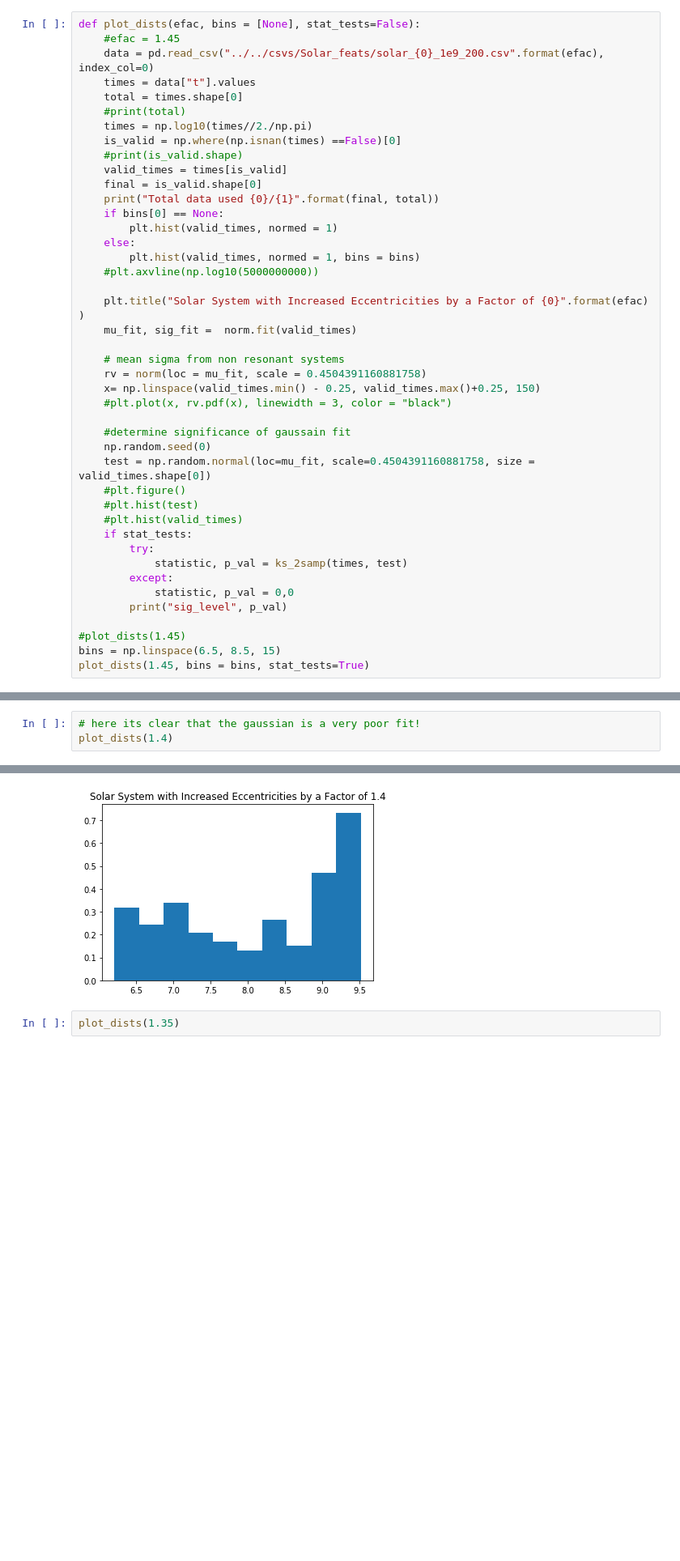
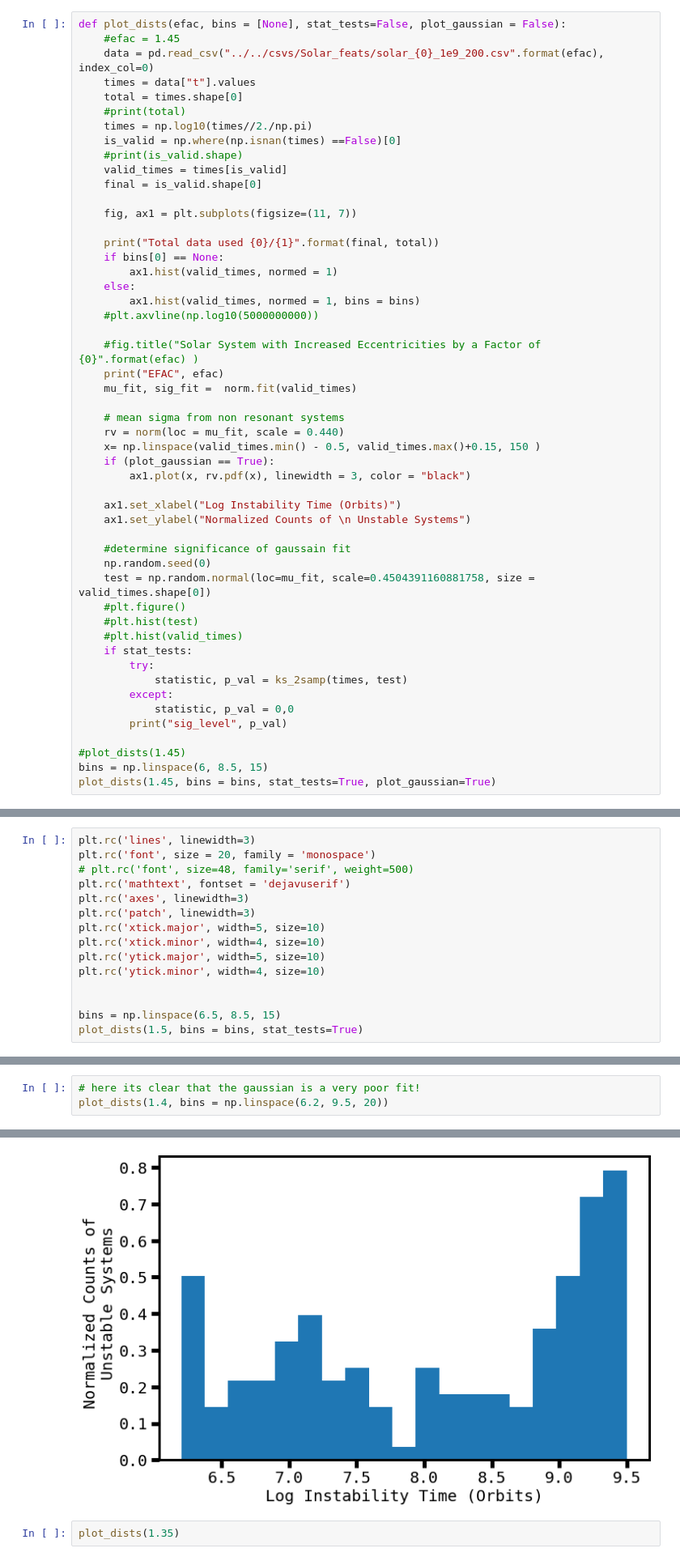
Before and after one commit to Naireen/MLstability, a Jupyter notebook: Analysis/Solar/NonExistentPeaks.ipynb, the cells around one changed output, grey strips where cells are left out. Shown at 81% size. Drawn from its saved outputs; the diff is of its cells as text; blank space fills up the shorter version.

```diff
--- a/Analysis/Solar/NonExistentPeaks.ipynb
+++ b/Analysis/Solar/NonExistentPeaks.ipynb
@@ -11,7 +11,7 @@ from scipy.stats import anderson_ksamp, ks_2samp, shapiro
 from scipy.optimize import curve_fit
 %matplotlib inline
 # %%
-def plot_dists(efac, bins = [None], stat_tests=False):
+def plot_dists(efac, bins = [None], stat_tests=False, plot_gaussian = False):
     #efac = 1.45
     data = pd.read_csv("../../csvs/Solar_feats/solar_{0}_1e9_200.csv".format(efac), index_col=0)
     times = data["t"].values
@@ -22,20 +22,28 @@ def plot_dists(efac, bins = [None], stat_tests=False):
     #print(is_valid.shape)
     valid_times = times[is_valid]
     final = is_valid.shape[0]
+
+    fig, ax1 = plt.subplots(figsize=(11, 7))
+
     print("Total data used {0}/{1}".format(final, total))
     if bins[0] == None:
-        plt.hist(valid_times, normed = 1)
+        ax1.hist(valid_times, normed = 1)
     else:
-        plt.hist(valid_times, normed = 1, bins = bins)
+        ax1.hist(valid_times, normed = 1, bins = bins)
     #plt.axvline(np.log10(5000000000))
 
-    plt.title("Solar System with Increased Eccentricities by a Factor of {0}".format(efac) )
+    #fig.title("Solar System with Increased Eccentricities by a Factor of {0}".format(efac) )
+    print("EFAC", efac)
     mu_fit, sig_fit =  norm.fit(valid_times)
 
     # mean sigma from non resonant systems
-    rv = norm(loc = mu_fit, scale = 0.4504391160881758)
-    x= np.linspace(valid_times.min() - 0.25, valid_times.max()+0.25, 150)
-    #plt.plot(x, rv.pdf(x), linewidth = 3, color = "black")
+    rv = norm(loc = mu_fit, scale = 0.440)
+    x= np.linspace(valid_times.min() - 0.5, valid_times.max()+0.15, 150 )
+    if (plot_gaussian == True):
+        ax1.plot(x, rv.pdf(x), linewidth = 3, color = "black")
+
+    ax1.set_xlabel("Log Instability Time (Orbits)")
+    ax1.set_ylabel("Normalized Counts of \n Unstable Systems")
 
     #determine significance of gaussain fit
     np.random.seed(0)
@@ -51,7 +59,7 @@ def plot_dists(efac, bins = [None], stat_tests=False):
         print("sig_level", p_val)
 
 #plot_dists(1.45)
-bins = np.linspace(6.5, 8.5, 15)
-plot_dists(1.45, bins = bins, stat_tests=True)
+bins = np.linspace(6, 8.5, 15)
+plot_dists(1.45, bins = bins, stat_tests=True, plot_gaussian=True)
 # %% [output]
 Total data used 200/200
@@ -66,0 +70,15 @@ sig_level 0.9131580197576364
+# %%
+plt.rc('lines', linewidth=3)
+plt.rc('font', size = 20, family = 'monospace')
+# plt.rc('font', size=48, family='serif', weight=500)
+plt.rc('mathtext', fontset = 'dejavuserif')
+plt.rc('axes', linewidth=3)
+plt.rc('patch', linewidth=3)
+plt.rc('xtick.major', width=5, size=10)
+plt.rc('xtick.minor', width=4, size=10)
+plt.rc('ytick.major', width=5, size=10)
+plt.rc('ytick.minor', width=4, size=10)
+
+
+bins = np.linspace(6.5, 8.5, 15)
+plot_dists(1.5, bins = bins, stat_tests=True)
@@ -67,5 +91,5 @@ sig_level 0.9131580197576364
 # %%
 # here its clear that the gaussian is a very poor fit!
-plot_dists(1.4)
+plot_dists(1.4, bins = np.linspace(6.2, 9.5, 20))
 # %% [output]
 Total data used 161/200
@@ -72,4 +98,4 @@ Total data used 161/200
-[figure, old version]
+[figure, new version]
 # %%
 plot_dists(1.35)
 # %% [output]
```
Also changed, not shown: parts of 4 cells of this notebook, 1 other file.
